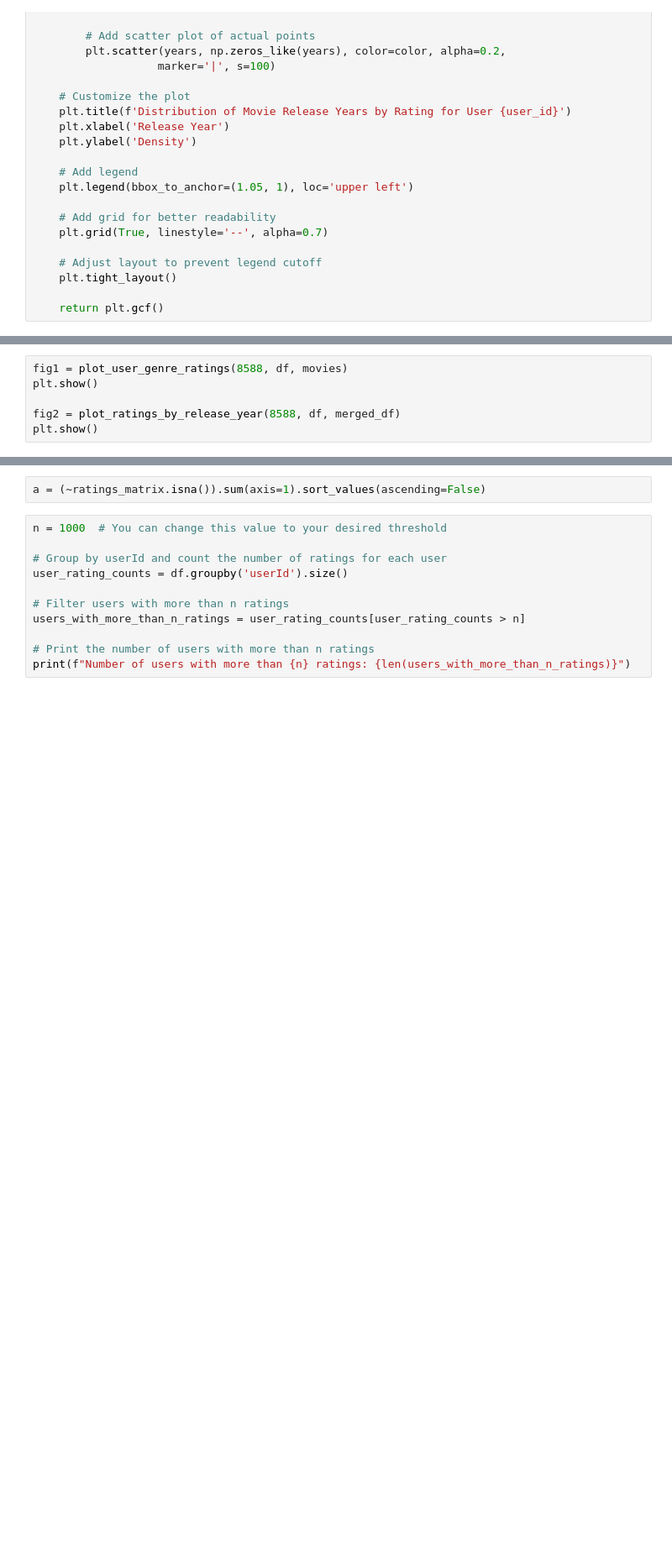
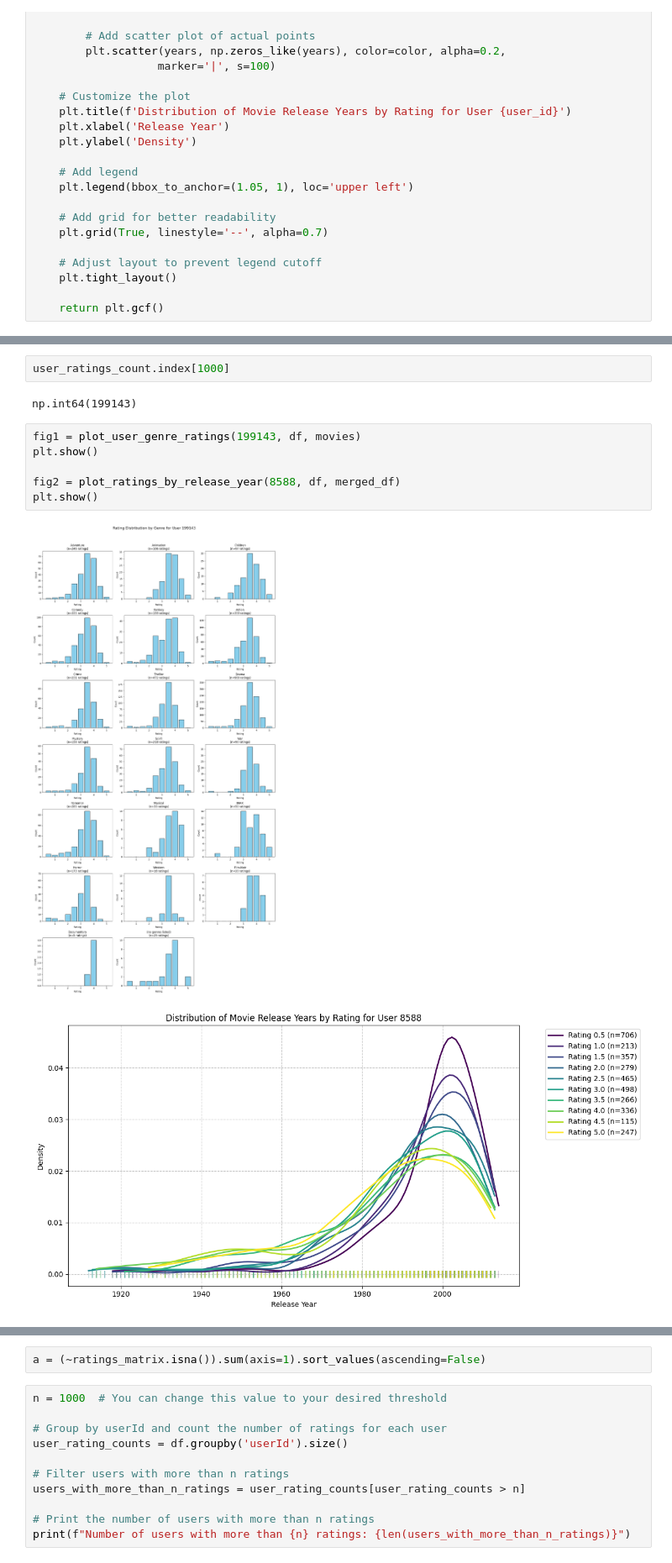
Before and after one commit to epfl-ada/ada-2024-project-skibidata, a Jupyter notebook: arthur_ratings.ipynb, the cells around one changed output, grey strips where cells are left out. Shown: that part at 84% size. Drawn from its saved outputs; the diff is of its cells as text; blank space fills up the shorter version.

```diff
--- a/arthur_ratings.ipynb
+++ b/arthur_ratings.ipynb
@@ -259,9 +302,16 @@ print(user_ratings_count.head(20))
+# %%
+user_ratings_count.index[1000]
+# %% [output]
+np.int64(199143)
 # %%
-fig1 = plot_user_genre_ratings(8588, df, movies)
+fig1 = plot_user_genre_ratings(199143, df, movies)
 plt.show()
 
 fig2 = plot_ratings_by_release_year(8588, df, merged_df)
 plt.show()
+# %% [output]
+[figure, added]
+[figure, added]
 # %%
 # Filter users by minimum number of ratings to reduce matrix size
 min_ratings = 1000  # adjust this as needed
```
Also changed, not shown: parts of 5 cells of this notebook.
